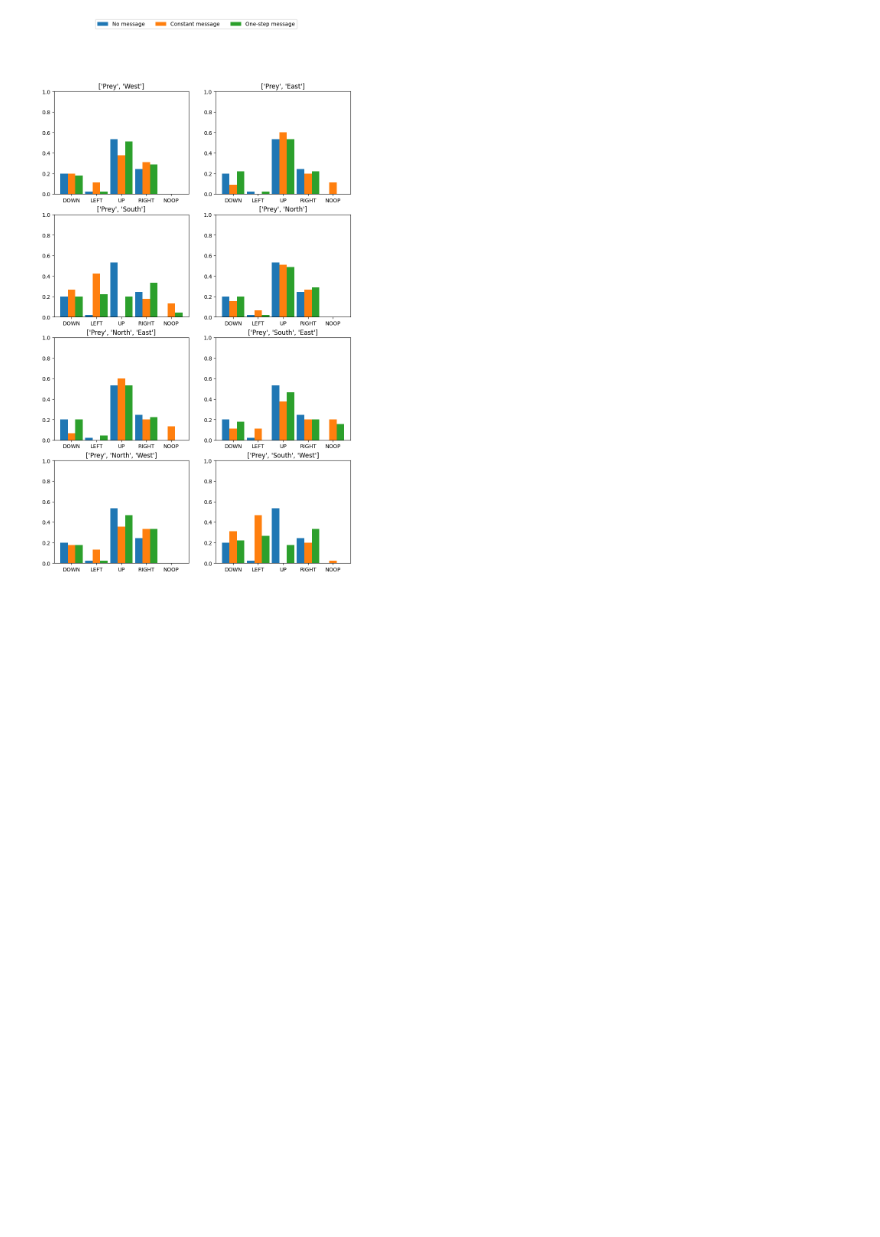
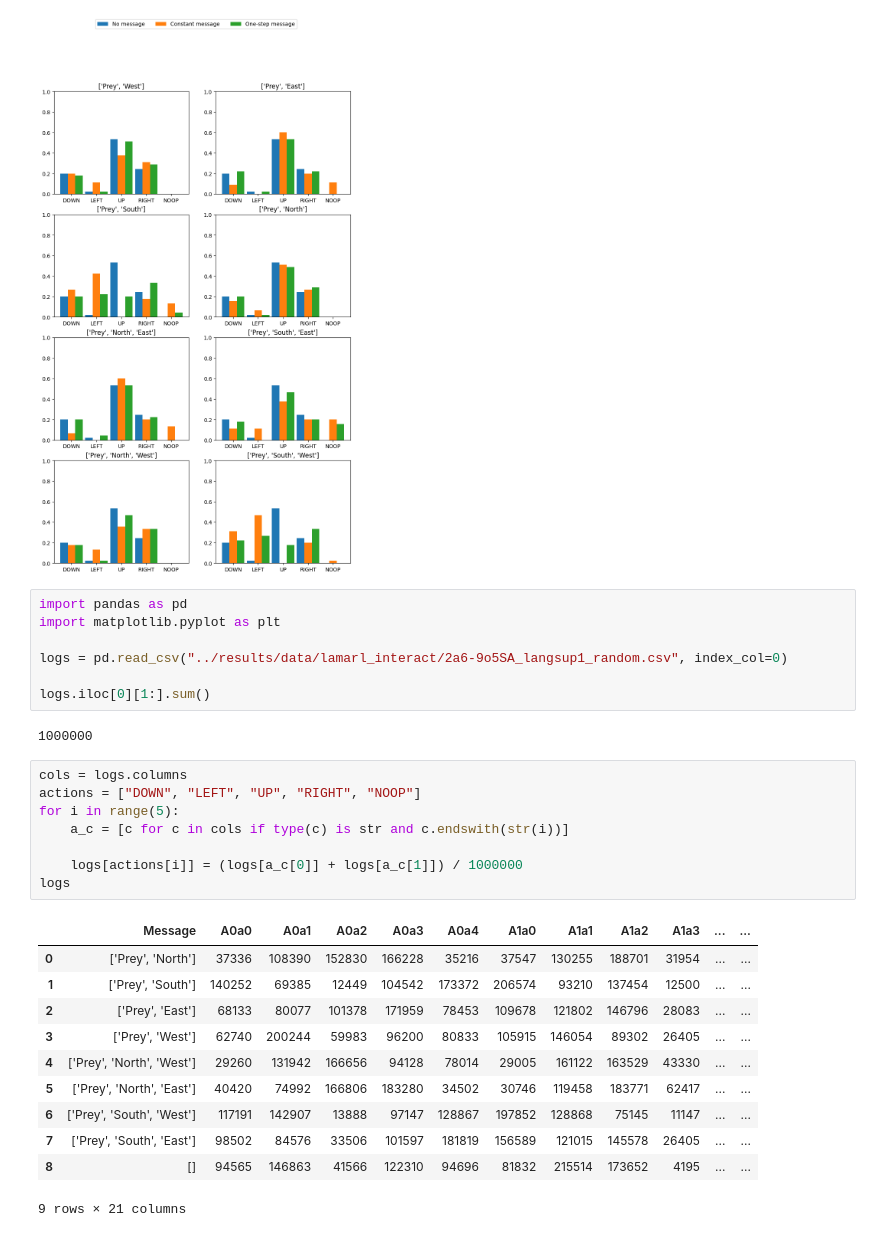
Before and after one commit to Maxtoq/MADRL-PhD-Thesis-Code, a Jupyter notebook: results/LAMARL Eval.ipynb, the cells around one changed output. Drawn from its saved outputs; the diff is of its cells as text; blank space fills up the shorter version.

```diff
--- a/results/LAMARL Eval.ipynb
+++ b/results/LAMARL Eval.ipynb
@@ -338,3 +338,32 @@ plot("../results/data/lamarl_interact/9o5_Diff_langsup5_center")
 plot("../results/data/lamarl_interact/9o5SA_Diff_langsup4_center")
 # %% [output]
 [figure]
+# %%
+import pandas as pd
+import matplotlib.pyplot as plt
+
+logs = pd.read_csv("../results/data/lamarl_interact/2a6-9o5SA_langsup1_random.csv", index_col=0)
+
+logs.iloc[0][1:].sum()
+# %% [output]
+1000000
+# %%
+cols = logs.columns
+actions = ["DOWN", "LEFT", "UP", "RIGHT", "NOOP"]
+for i in range(5):
+    a_c = [c for c in cols if type(c) is str and c.endswith(str(i))]
+
+    logs[actions[i]] = (logs[a_c[0]] + logs[a_c[1]]) / 1000000
+logs
+# %% [output]
+|  | Message | A0a0 | A0a1 | A0a2 | A0a3 | A0a4 | A1a0 | A1a1 | A1a2 | A1a3 | ... | ... |
+| 0 | ['Prey', 'North'] | 37336 | 108390 | 152830 | 166228 | 35216 | 37547 | 130255 | 188701 | 31954 | ... | ... |
+| 1 | ['Prey', 'South'] | 140252 | 69385 | 12449 | 104542 | 173372 | 206574 | 93210 | 137454 | 12500 | ... | ... |
+| 2 | ['Prey', 'East'] | 68133 | 80077 | 101378 | 171959 | 78453 | 109678 | 121802 | 146796 | 28083 | ... | ... |
+| 3 | ['Prey', 'West'] | 62740 | 200244 | 59983 | 96200 | 80833 | 105915 | 146054 | 89302 | 26405 | ... | ... |
+| 4 | ['Prey', 'North', 'West'] | 29260 | 131942 | 166656 | 94128 | 78014 | 29005 | 161122 | 163529 | 43330 | ... | ... |
+| 5 | ['Prey', 'North', 'East'] | 40420 | 74992 | 166806 | 183280 | 34502 | 30746 | 119458 | 183771 | 62417 | ... | ... |
+| 6 | ['Prey', 'South', 'West'] | 117191 | 142907 | 13888 | 97147 | 128867 | 197852 | 128868 | 75145 | 11147 | ... | ... |
+| 7 | ['Prey', 'South', 'East'] | 98502 | 84576 | 33506 | 101597 | 181819 | 156589 | 121015 | 145578 | 26405 | ... | ... |
+| 8 | [] | 94565 | 146863 | 41566 | 122310 | 94696 | 81832 | 215514 | 173652 | 4195 | ... | ... |
+9 rows × 21 columns
```
Also changed, not shown: parts of 4 cells of this notebook, 1 other file.
